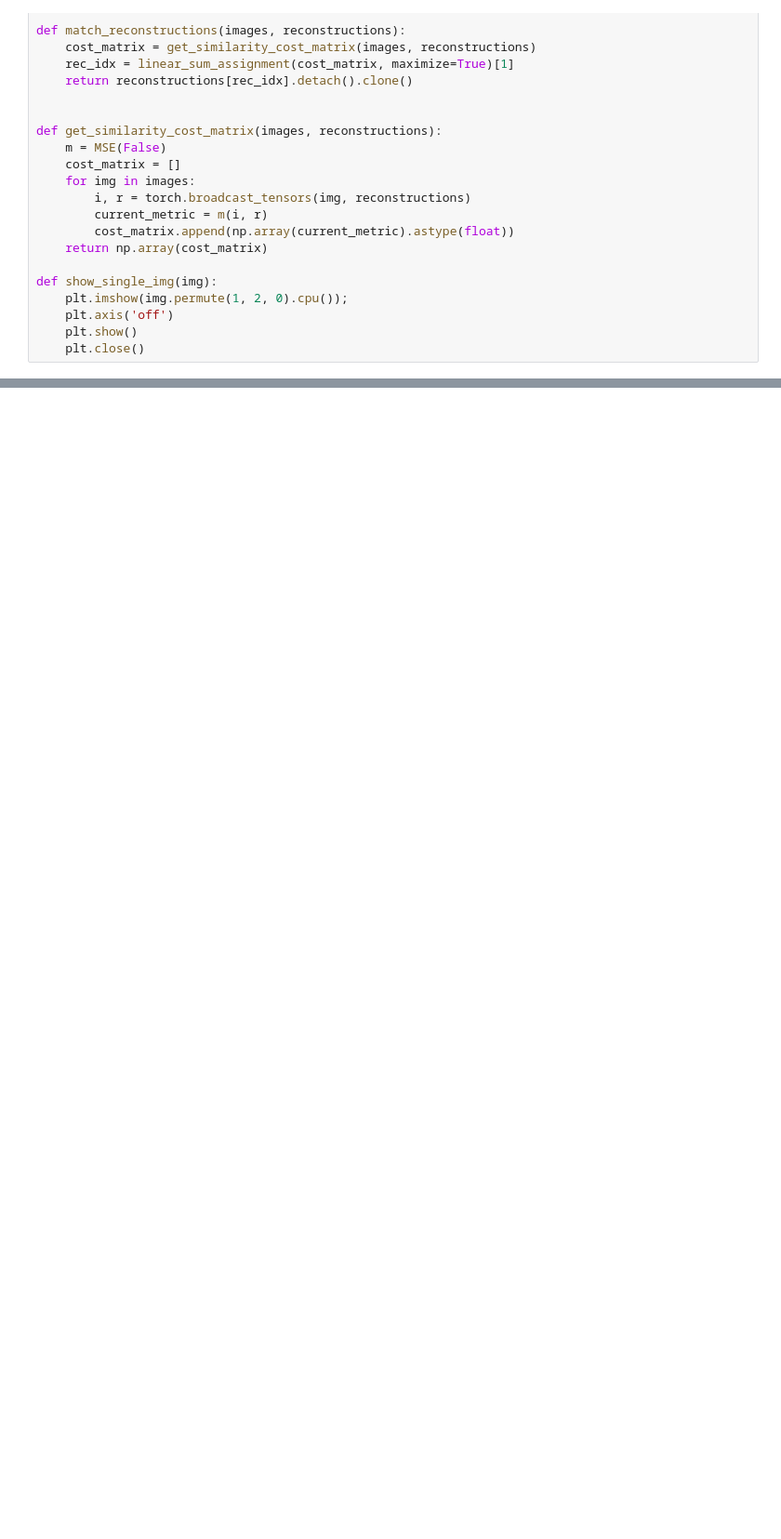
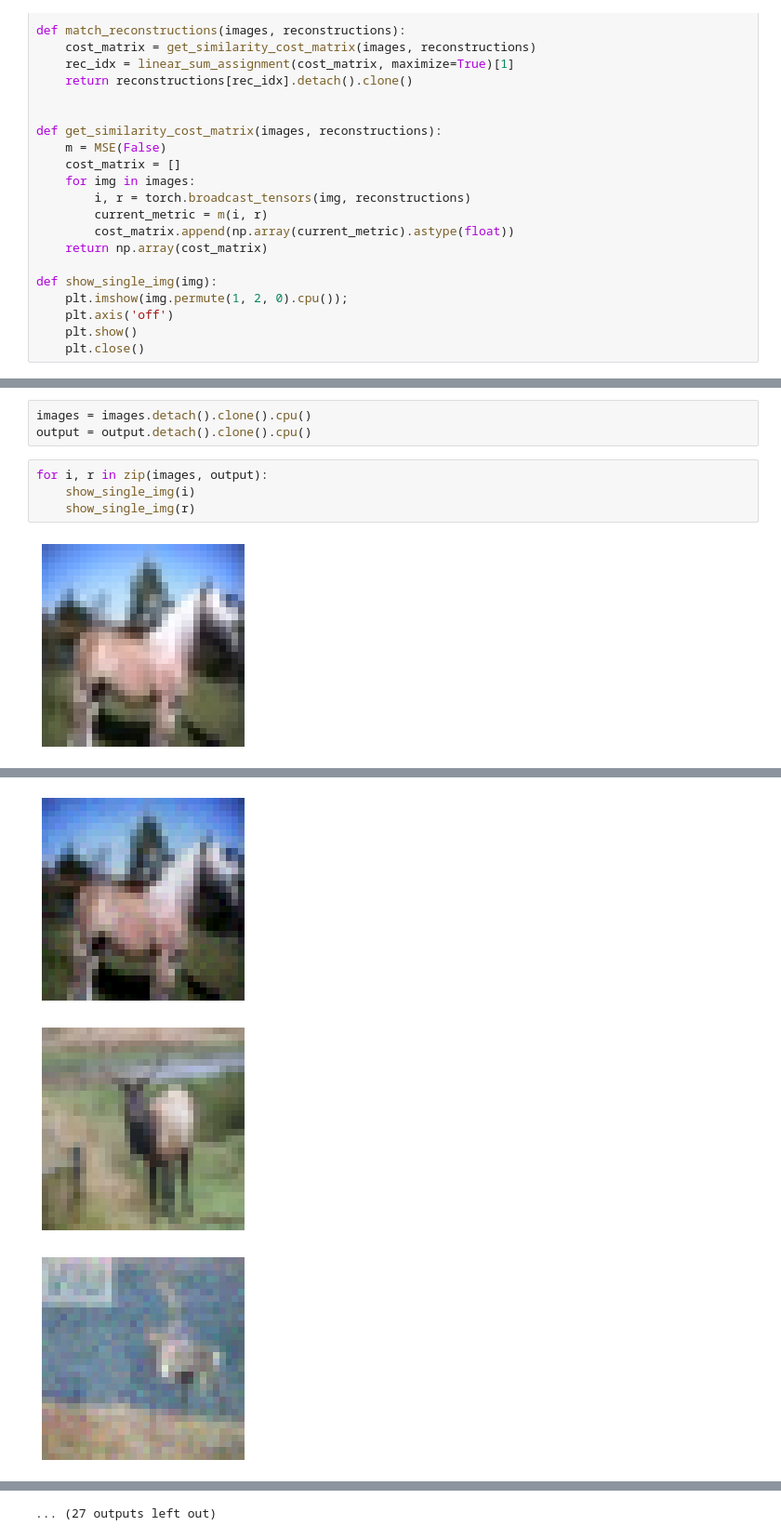
Before and after one commit to daniel-scheliga/invertinggradients, a Jupyter notebook: SimpleReconstruction.ipynb, the cells around one changed output, grey strips where cells are left out. Shown at 93% size. Saved outputs shown, nothing was run; the diff lists cells and outputs as text; blank space fills up the shorter version.

```diff
--- a/SimpleReconstruction.ipynb
+++ b/SimpleReconstruction.ipynb
@@ -240,0 +249,9 @@ torch.Size([3, 32, 32]) 6
+# %%
+images = images.detach().clone().cpu()
+output = output.detach().clone().cpu()
+# %%
+for i, r in zip(images, output):
+    show_single_img(i)
+    show_single_img(r)
+# %% [output]
+[figure, added]
@@ -240,0 +259,3 @@ torch.Size([3, 32, 32]) 6
+[figure, added]
+[figure, added]
+[figure, added]
@@ -240,0 +269 @@ torch.Size([3, 32, 32]) 6
+... (27 outputs left out)
```
Also changed, not shown: parts of 5 cells of this notebook.
